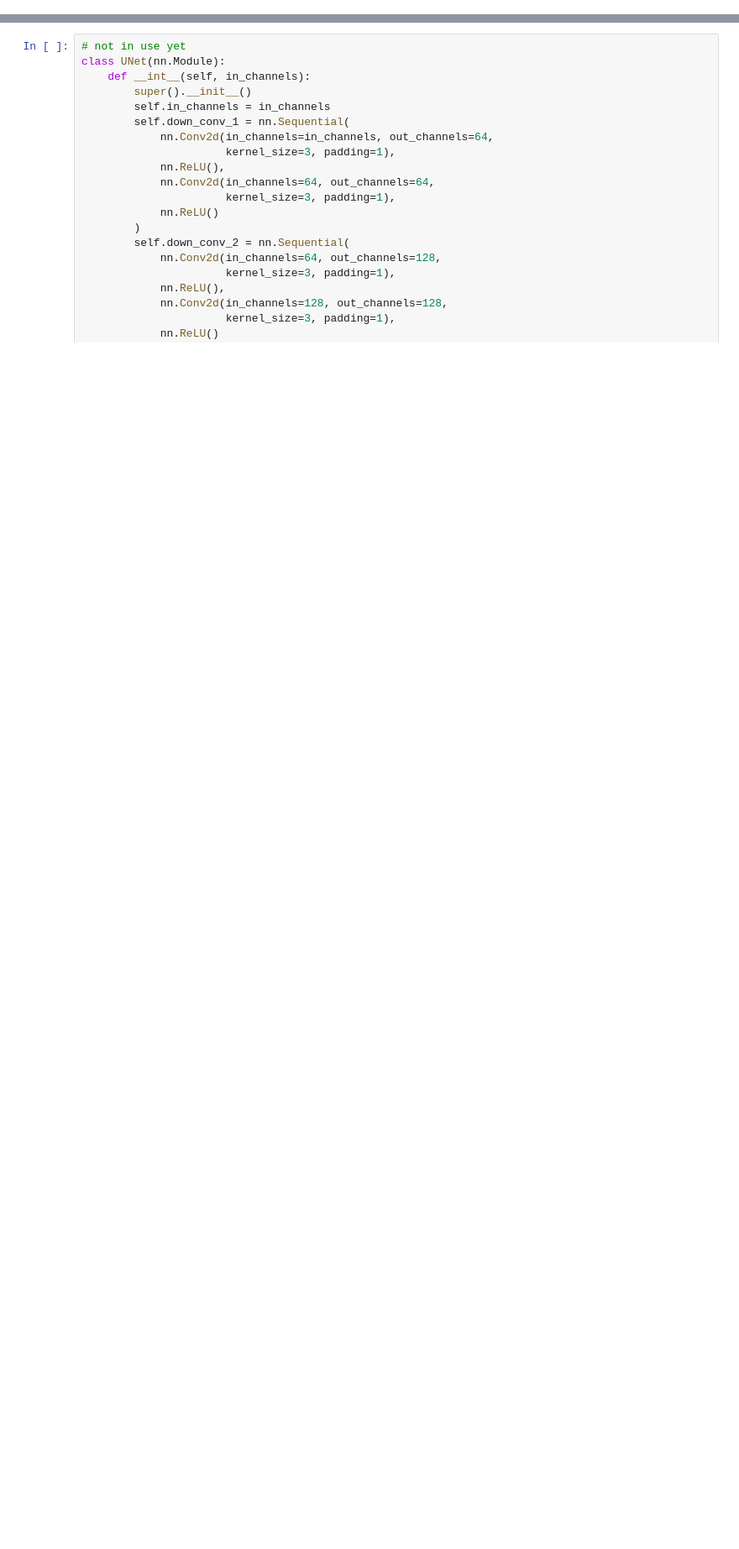
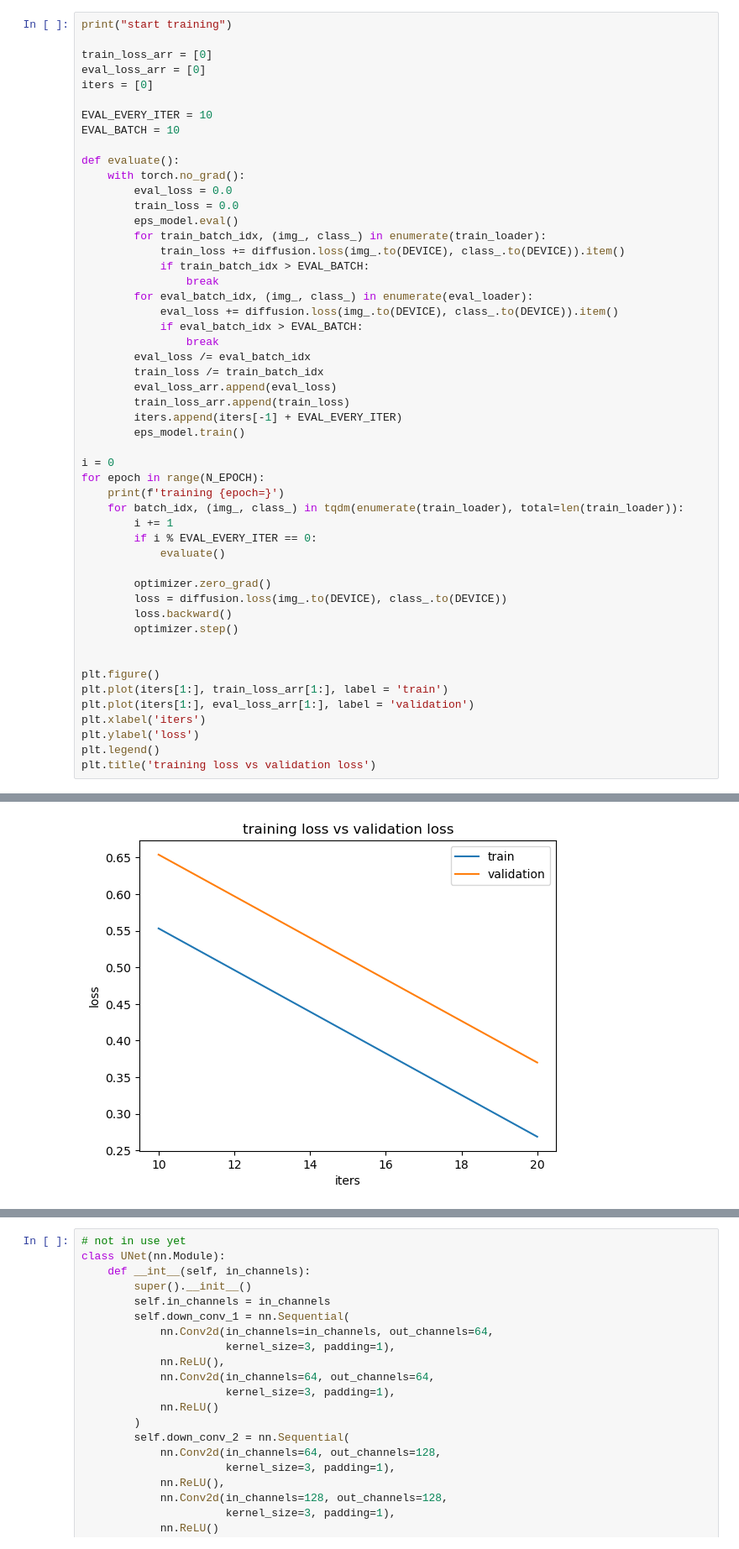
Before and after one commit to mysterytony/cs231n_project, a Jupyter notebook: ddpm.ipynb, the cells around one changed output, grey strips where cells are left out. Shown at 84% size. Cells and saved outputs as stored; diff of their text form; blank space fills up the shorter version.

```diff
--- a/ddpm.ipynb
+++ b/ddpm.ipynb
@@ -96,0 +166,52 @@ NUM_TRAIN=8000
+# %%
+print("start training")
+
+train_loss_arr = [0]
+eval_loss_arr = [0]
+iters = [0]
+
+EVAL_EVERY_ITER = 10
+EVAL_BATCH = 10
+
+def evaluate():
+    with torch.no_grad():
+        eval_loss = 0.0
+        train_loss = 0.0
+        eps_model.eval()
+        for train_batch_idx, (img_, class_) in enumerate(train_loader):
+            train_loss += diffusion.loss(img_.to(DEVICE), class_.to(DEVICE)).item()
+            if train_batch_idx > EVAL_BATCH:
+                break
+        for eval_batch_idx, (img_, class_) in enumerate(eval_loader):
+            eval_loss += diffusion.loss(img_.to(DEVICE), class_.to(DEVICE)).item()
+            if eval_batch_idx > EVAL_BATCH:
+                break
+        eval_loss /= eval_batch_idx
+        train_loss /= train_batch_idx
+        eval_loss_arr.append(eval_loss)
+        train_loss_arr.append(train_loss)
+        iters.append(iters[-1] + EVAL_EVERY_ITER)
+        eps_model.train()
+
+i = 0
+for epoch in range(N_EPOCH):
+    print(f'training {epoch=}')
+    for batch_idx, (img_, class_) in tqdm(enumerate(train_loader), total=len(train_loader)):
+        i += 1
+        if i % EVAL_EVERY_ITER == 0:
+            evaluate()
+
+        optimizer.zero_grad()
+        loss = diffusion.loss(img_.to(DEVICE), class_.to(DEVICE))
+        loss.backward()
+        optimizer.step()
+
+
+plt.figure()
+plt.plot(iters[1:], train_loss_arr[1:], label = 'train')
+plt.plot(iters[1:], eval_loss_arr[1:], label = 'validation')
+plt.xlabel('iters')
+plt.ylabel('loss')
+plt.legend()
+plt.title('training loss vs validation loss')
+# %% [output]
@@ -96,0 +222 @@ NUM_TRAIN=8000
+[figure, added]
```
Also changed, not shown: parts of 16 cells of this notebook, 5 other files.
